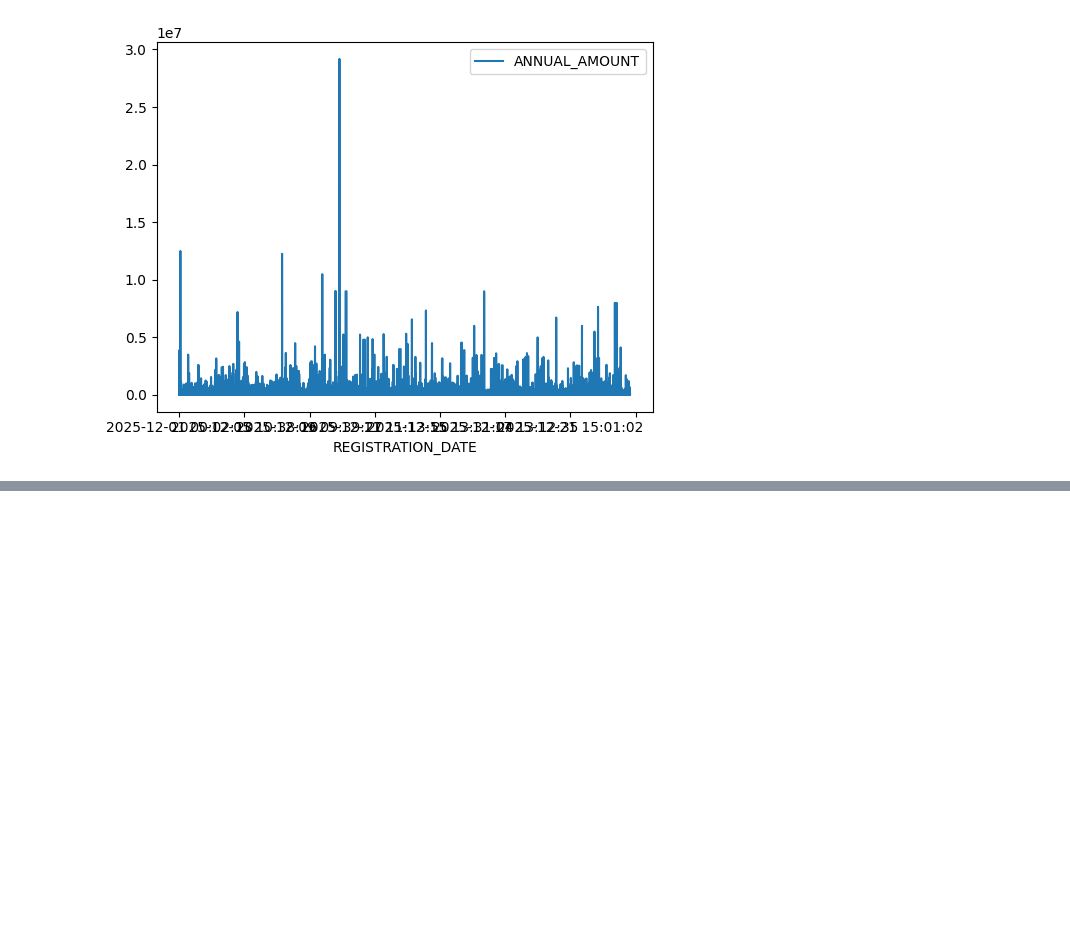
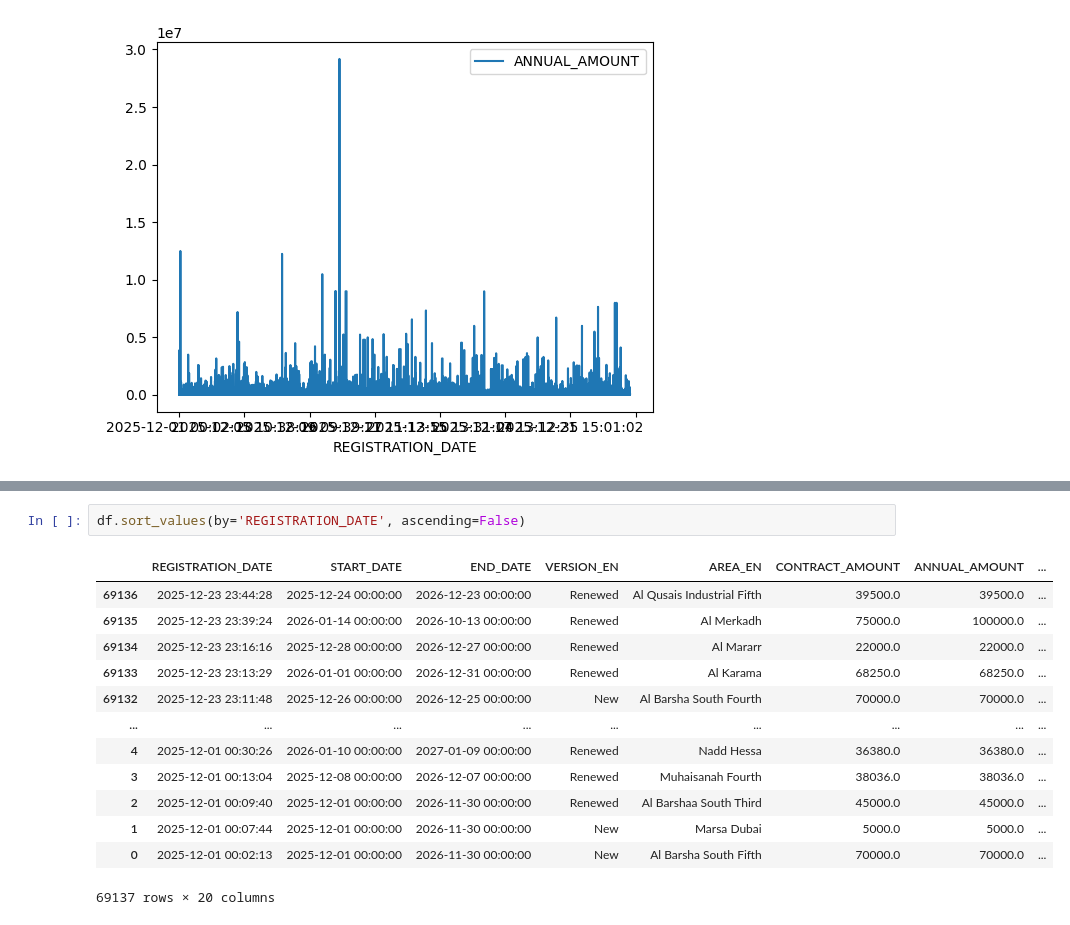
Before and after one commit to mrrazvi/python-lab, a Jupyter notebook: src/pandas/main.ipynb, the cells around one changed output, grey strips where cells are left out. Saved outputs shown, nothing was run; the diff lists cells and outputs as text; blank space fills up the shorter version.

```diff
--- a/src/pandas/main.ipynb
+++ b/src/pandas/main.ipynb
@@ -151,0 +172,16 @@ df.plot(x='REGISTRATION_DATE', y='ANNUAL_AMOUNT')
+# %%
+df.sort_values(by='REGISTRATION_DATE', ascending=False)
+# %% [output]
+|  | REGISTRATION_DATE | START_DATE | END_DATE | VERSION_EN | AREA_EN | CONTRACT_AMOUNT | ANNUAL_AMOUNT | ... |
+| 69136 | 2025-12-23 23:44:28 | 2025-12-24 00:00:00 | 2026-12-23 00:00:00 | Renewed | Al Qusais Industrial Fifth | 39500.0 | 39500.0 | ... |
+| 69135 | 2025-12-23 23:39:24 | 2026-01-14 00:00:00 | 2026-10-13 00:00:00 | Renewed | Al Merkadh | 75000.0 | 100000.0 | ... |
+| 69134 | 2025-12-23 23:16:16 | 2025-12-28 00:00:00 | 2026-12-27 00:00:00 | Renewed | Al Mararr | 22000.0 | 22000.0 | ... |
+| 69133 | 2025-12-23 23:13:29 | 2026-01-01 00:00:00 | 2026-12-31 00:00:00 | Renewed | Al Karama | 68250.0 | 68250.0 | ... |
+| 69132 | 2025-12-23 23:11:48 | 2025-12-26 00:00:00 | 2026-12-25 00:00:00 | New | Al Barsha South Fourth | 70000.0 | 70000.0 | ... |
+| ... | ... | ... | ... | ... | ... | ... | ... | ... |
+| 4 | 2025-12-01 00:30:26 | 2026-01-10 00:00:00 | 2027-01-09 00:00:00 | Renewed | Nadd Hessa | 36380.0 | 36380.0 | ... |
+| 3 | 2025-12-01 00:13:04 | 2025-12-08 00:00:00 | 2026-12-07 00:00:00 | Renewed | Muhaisanah Fourth | 38036.0 | 38036.0 | ... |
+| 2 | 2025-12-01 00:09:40 | 2025-12-01 00:00:00 | 2026-11-30 00:00:00 | Renewed | Al Barshaa South Third | 45000.0 | 45000.0 | ... |
+| 1 | 2025-12-01 00:07:44 | 2025-12-01 00:00:00 | 2026-11-30 00:00:00 | New | Marsa Dubai | 5000.0 | 5000.0 | ... |
+| 0 | 2025-12-01 00:02:13 | 2025-12-01 00:00:00 | 2026-11-30 00:00:00 | New | Al Barsha South Fifth | 70000.0 | 70000.0 | ... |
+69137 rows × 20 columns
```
Also changed, not shown: parts of 3 cells of this notebook.
